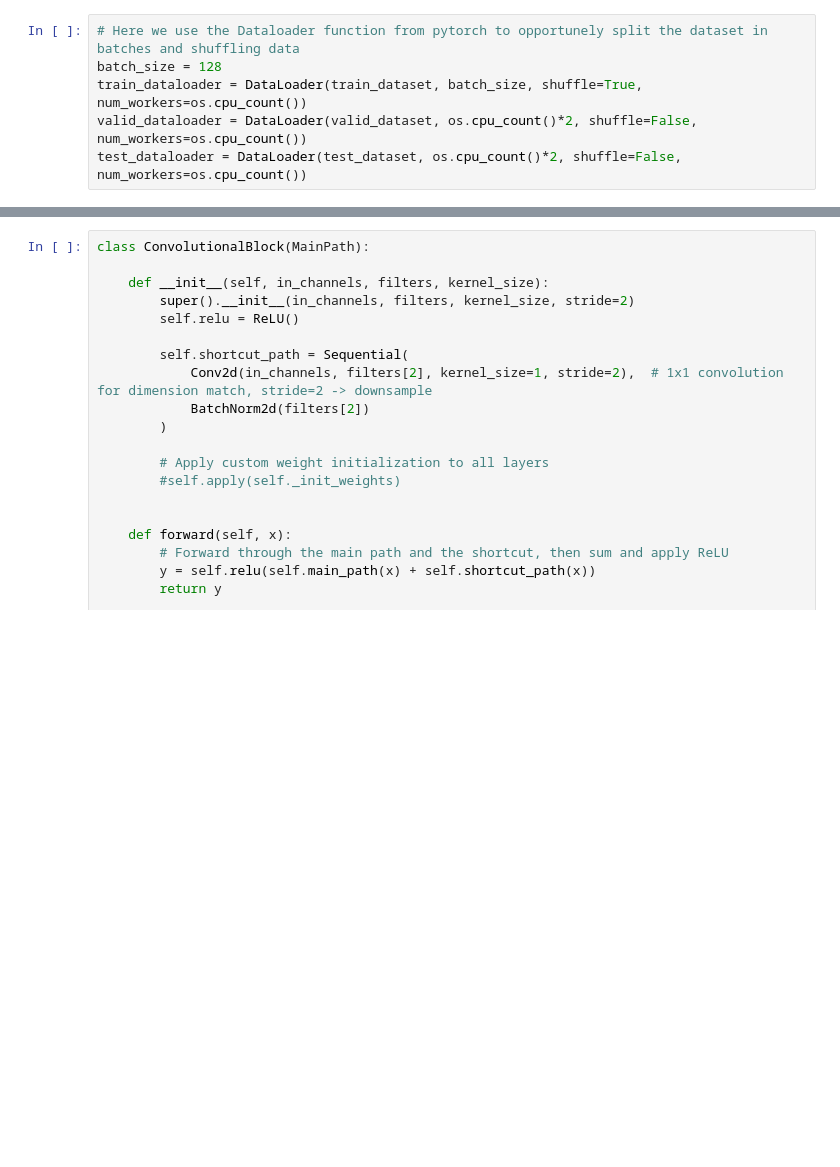
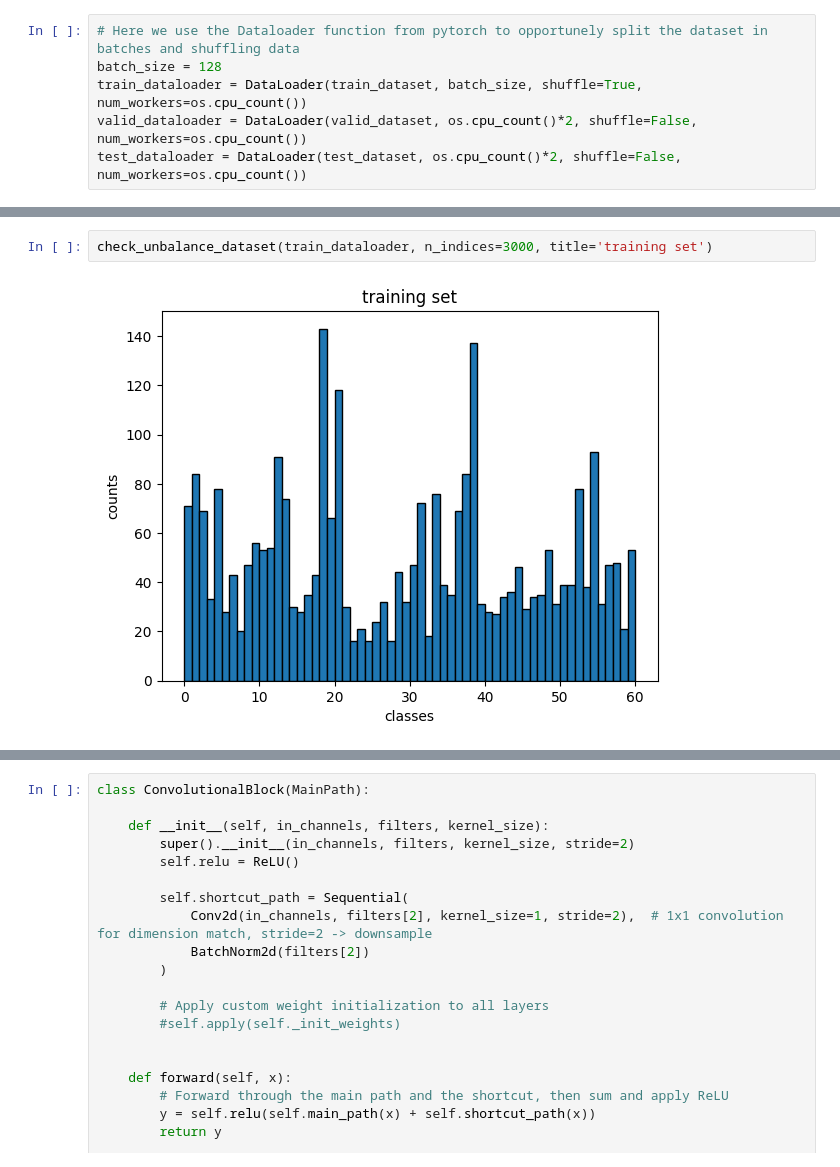
Before and after one commit to gaiavolpi/NNDL, a Jupyter notebook: project.ipynb, the cells around one changed output, grey strips where cells are left out. Drawn from its saved outputs; the diff is of its cells as text; blank space fills up the shorter version.

```diff
--- a/project.ipynb
+++ b/project.ipynb
@@ -211,0 +236,4 @@ test_dataloader = DataLoader(test_dataset, os.cpu_count()*2, shuffle=False, num_
+# %%
+check_unbalance_dataset(train_dataloader, n_indices=3000, title='training set')
+# %% [output]
+[figure, added]
```
Also changed, not shown: parts of 14 cells of this notebook.
